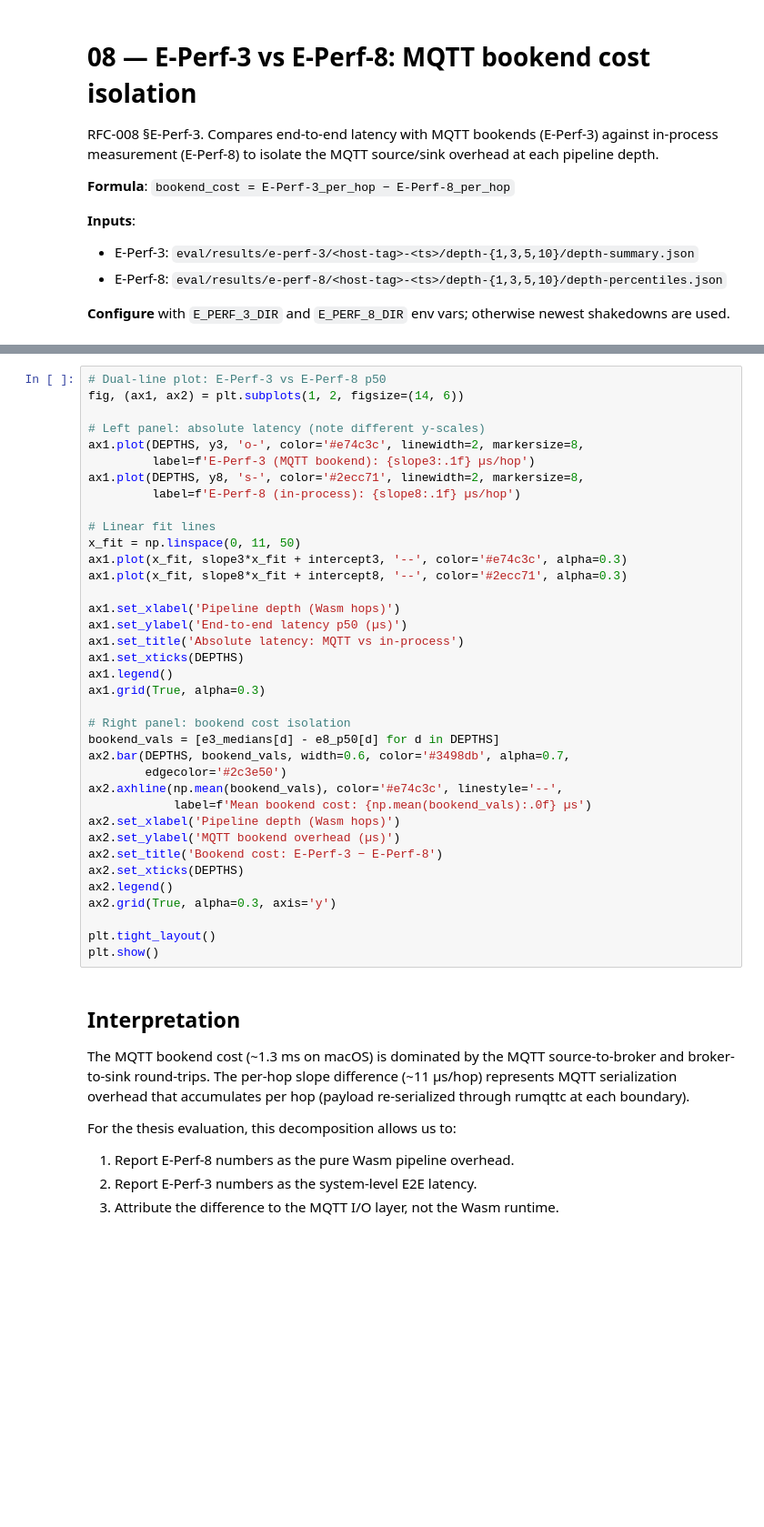
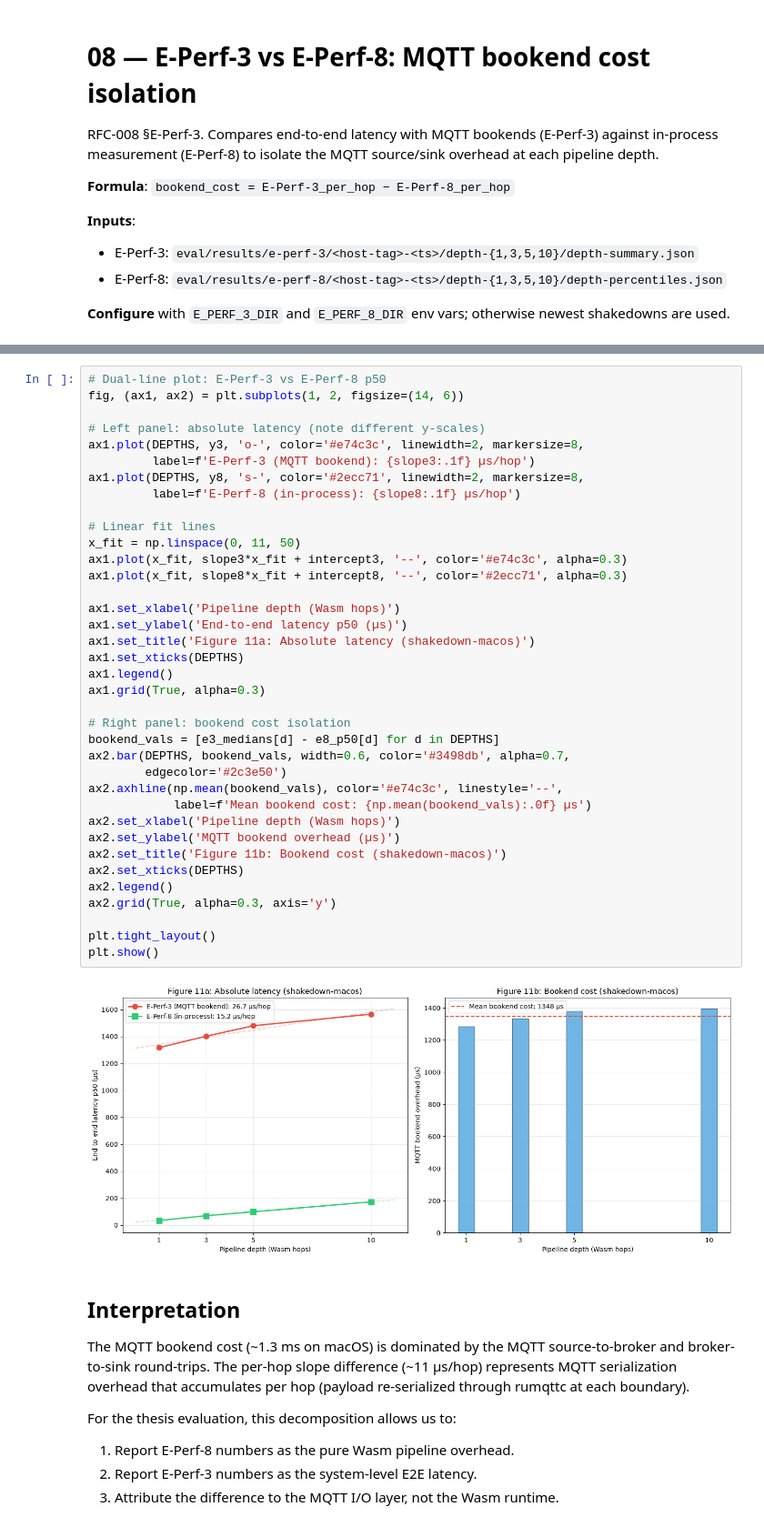
Before and after one commit to PedroKlein/wafer, a Jupyter notebook: eval/analysis/notebooks/08-depth-scaling.ipynb, the cells around one changed output, grey strips where cells are left out. Shown at 91% size. Drawn from its saved outputs; the diff is of its cells as text; blank space fills up the shorter version.

```diff
--- a/eval/analysis/notebooks/08-depth-scaling.ipynb
+++ b/eval/analysis/notebooks/08-depth-scaling.ipynb
@@ -127,35 +163,37 @@ fig, (ax1, ax2) = plt.subplots(1, 2, figsize=(14, 6))
 ax1.plot(DEPTHS, y3, 'o-', color='#e74c3c', linewidth=2, markersize=8,
          label=f'E-Perf-3 (MQTT bookend): {slope3:.1f} µs/hop')
 ax1.plot(DEPTHS, y8, 's-', color='#2ecc71', linewidth=2, markersize=8,
          label=f'E-Perf-8 (in-process): {slope8:.1f} µs/hop')
 
 # Linear fit lines
 x_fit = np.linspace(0, 11, 50)
 ax1.plot(x_fit, slope3*x_fit + intercept3, '--', color='#e74c3c', alpha=0.3)
 ax1.plot(x_fit, slope8*x_fit + intercept8, '--', color='#2ecc71', alpha=0.3)
 
 ax1.set_xlabel('Pipeline depth (Wasm hops)')
 ax1.set_ylabel('End-to-end latency p50 (µs)')
-ax1.set_title('Absolute latency: MQTT vs in-process')
+ax1.set_title('Figure 11a: Absolute latency (shakedown-macos)')
 ax1.set_xticks(DEPTHS)
 ax1.legend()
 ax1.grid(True, alpha=0.3)
 
 # Right panel: bookend cost isolation
 bookend_vals = [e3_medians[d] - e8_p50[d] for d in DEPTHS]
 ax2.bar(DEPTHS, bookend_vals, width=0.6, color='#3498db', alpha=0.7,
         edgecolor='#2c3e50')
 ax2.axhline(np.mean(bookend_vals), color='#e74c3c', linestyle='--',
             label=f'Mean bookend cost: {np.mean(bookend_vals):.0f} µs')
 ax2.set_xlabel('Pipeline depth (Wasm hops)')
 ax2.set_ylabel('MQTT bookend overhead (µs)')
-ax2.set_title('Bookend cost: E-Perf-3 − E-Perf-8')
+ax2.set_title('Figure 11b: Bookend cost (shakedown-macos)')
 ax2.set_xticks(DEPTHS)
 ax2.legend()
 ax2.grid(True, alpha=0.3, axis='y')
 
 plt.tight_layout()
 plt.show()
+# %% [output]
+[figure, added]
 # %% [markdown]
 ## Interpretation
 
```
Also changed, not shown: parts of 5 cells of this notebook, 14 other files.
